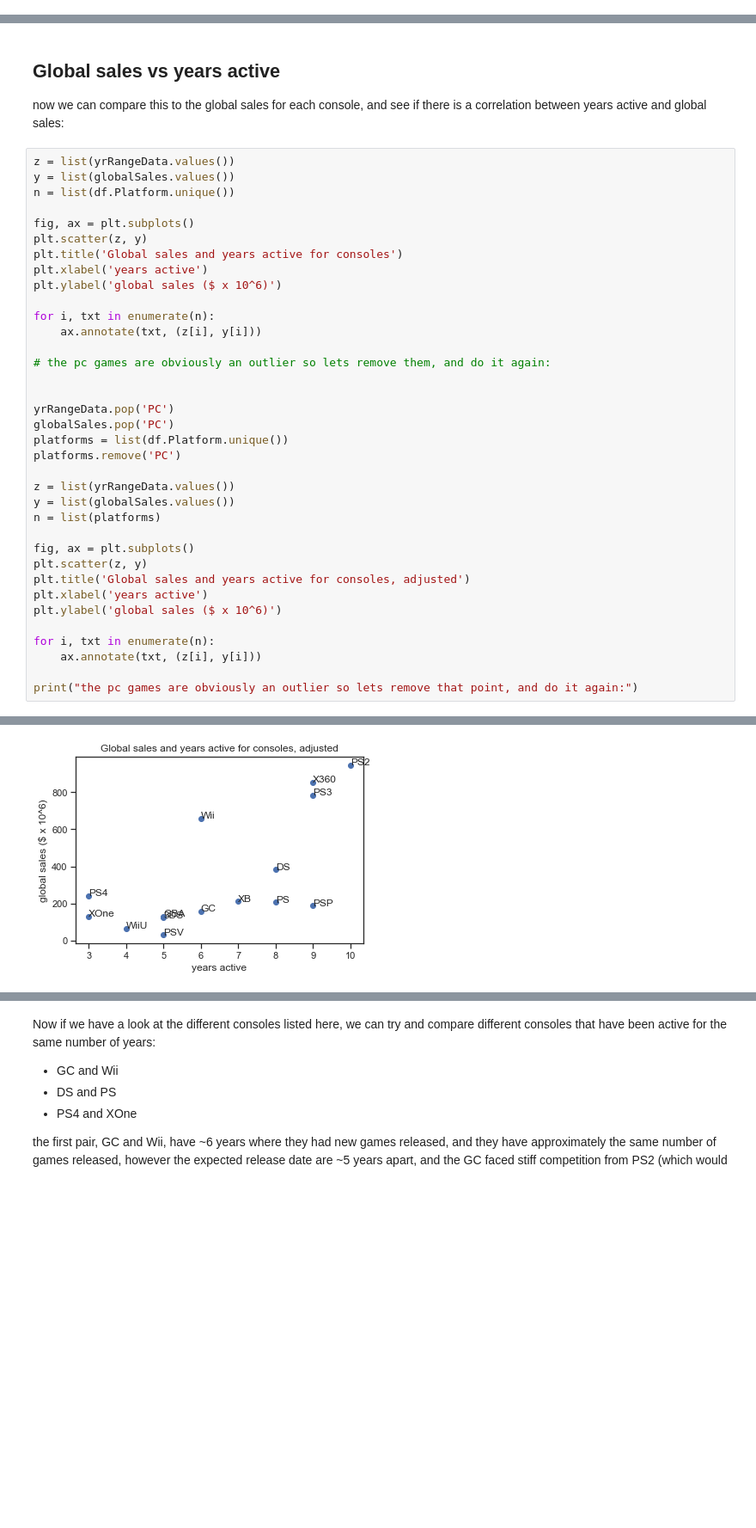
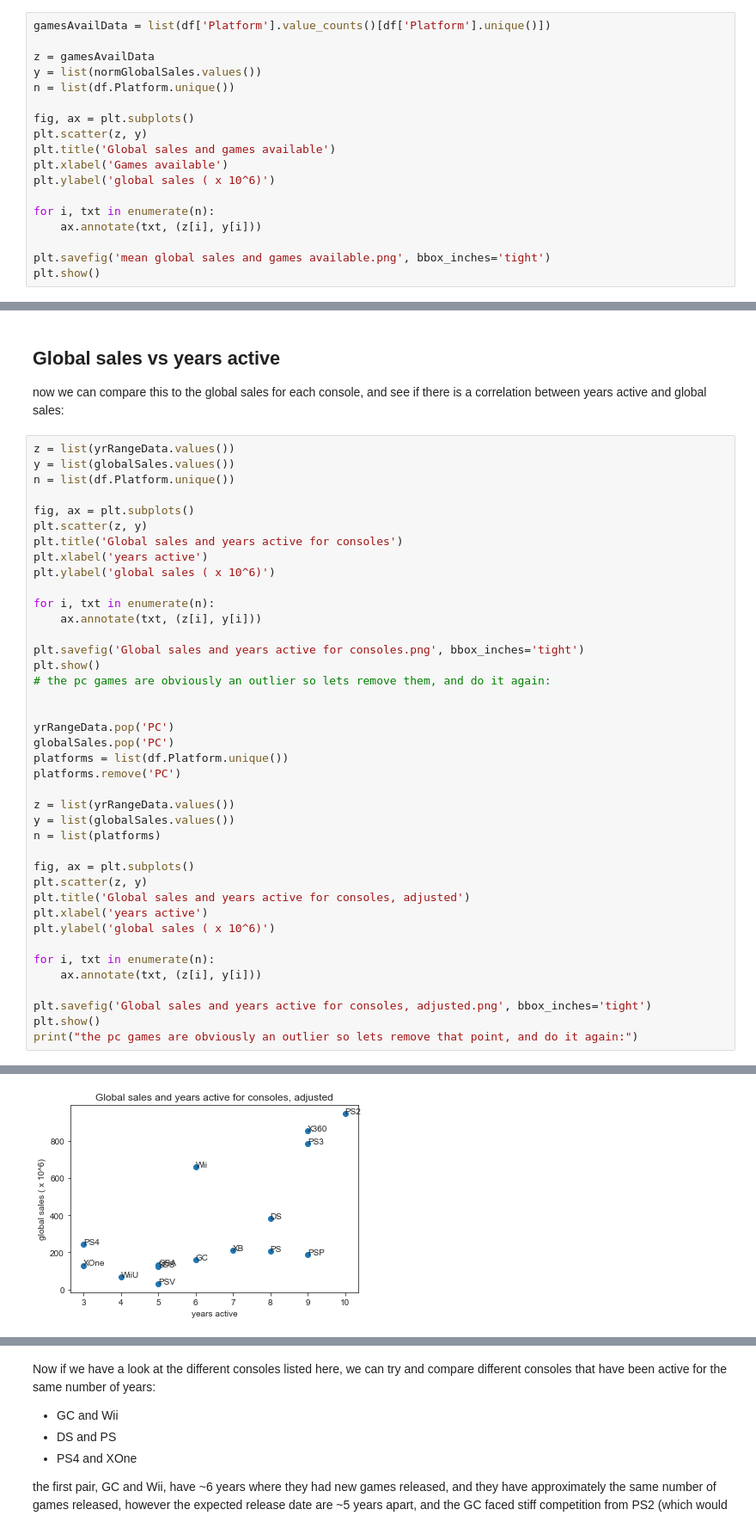
Before and after one commit to jacintoi/course-project-group_1019, a Jupyter notebook: analysis/Aidan/Milestone_2/EDA_gamesConsoles.ipynb, the cells around one changed output, grey strips where cells are left out. Shown at 86% size. Drawn from its saved outputs; the diff is of its cells as text; blank space fills up the shorter version.

```diff
--- a/analysis/Aidan/Milestone_2/EDA_gamesConsoles.ipynb
+++ b/analysis/Aidan/Milestone_2/EDA_gamesConsoles.ipynb
@@ -195,3 +201,21 @@ plt.show()
 This data paints a very different picture of the success encountered in each platform, where it is no longer the PS2,PS3 and X360 far ahead of the rest of the platforms, but they are slightly more successful than most platforms; the PS and Wii seem to be evenly matched in terms of mean global sales, both far ahead of the competition.
 
 Given that the PS was more active earlier in the 1980-2016 time window, before the spike in videogame sales in the mid 2000's, there are two ways I think this can be perceived, either that the lack of competition allowed PS to flourish, and it was to be expected; or that they exceeded expectation for an industry which was still developing. Personally I beleive that the lack of competition allowed PS to capitalize on their innovative products, and kickstart the competition which started to boom in the mid 2000's
+# %%
+gamesAvailData = list(df['Platform'].value_counts()[df['Platform'].unique()])
+
+z = gamesAvailData
+y = list(normGlobalSales.values())
+n = list(df.Platform.unique())
+
+fig, ax = plt.subplots()
+plt.scatter(z, y)
+plt.title('Global sales and games available')
+plt.xlabel('Games available')
+plt.ylabel('global sales ( x 10^6)')
+
+for i, txt in enumerate(n):
+    ax.annotate(txt, (z[i], y[i]))
+
+plt.savefig('mean global sales and games available.png', bbox_inches='tight')
+plt.show()
@@ -294,11 +328,13 @@ fig, ax = plt.subplots()
 plt.scatter(z, y)
 plt.title('Global sales and years active for consoles')
 plt.xlabel('years active')
-plt.ylabel('global sales ($ x 10^6)')
+plt.ylabel('global sales ( x 10^6)')
 
 for i, txt in enumerate(n):
     ax.annotate(txt, (z[i], y[i]))
 
+plt.savefig('Global sales and years active for consoles.png', bbox_inches='tight')
+plt.show()
 # the pc games are obviously an outlier so lets remove them, and do it again:
 
 
@@ -315,10 +351,12 @@ fig, ax = plt.subplots()
 plt.scatter(z, y)
 plt.title('Global sales and years active for consoles, adjusted')
 plt.xlabel('years active')
-plt.ylabel('global sales ($ x 10^6)')
+plt.ylabel('global sales ( x 10^6)')
 
 for i, txt in enumerate(n):
     ax.annotate(txt, (z[i], y[i]))
 
+plt.savefig('Global sales and years active for consoles, adjusted.png', bbox_inches='tight')
+plt.show()
 print("the pc games are obviously an outlier so lets remove that point, and do it again:")
 # %% [output]
@@ -327 +364 @@ the pc games are obviously an outlier so lets remove that point, and do it again
-[figure, old version]
+[figure, new version]
```
Also changed, not shown: parts of 14 cells of this notebook, 12 other files.
